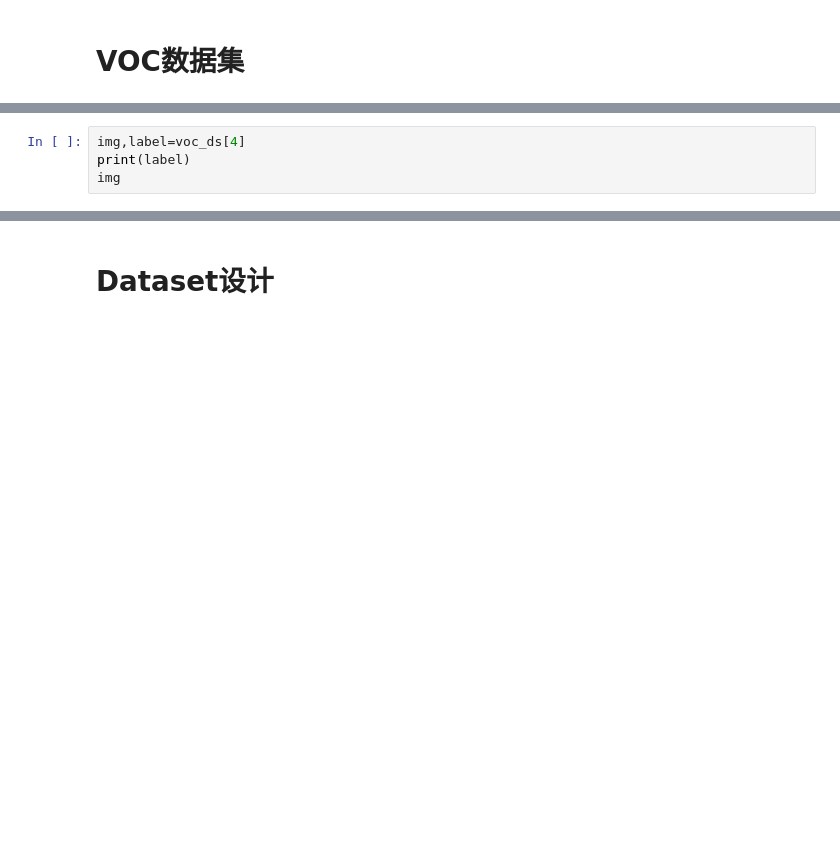
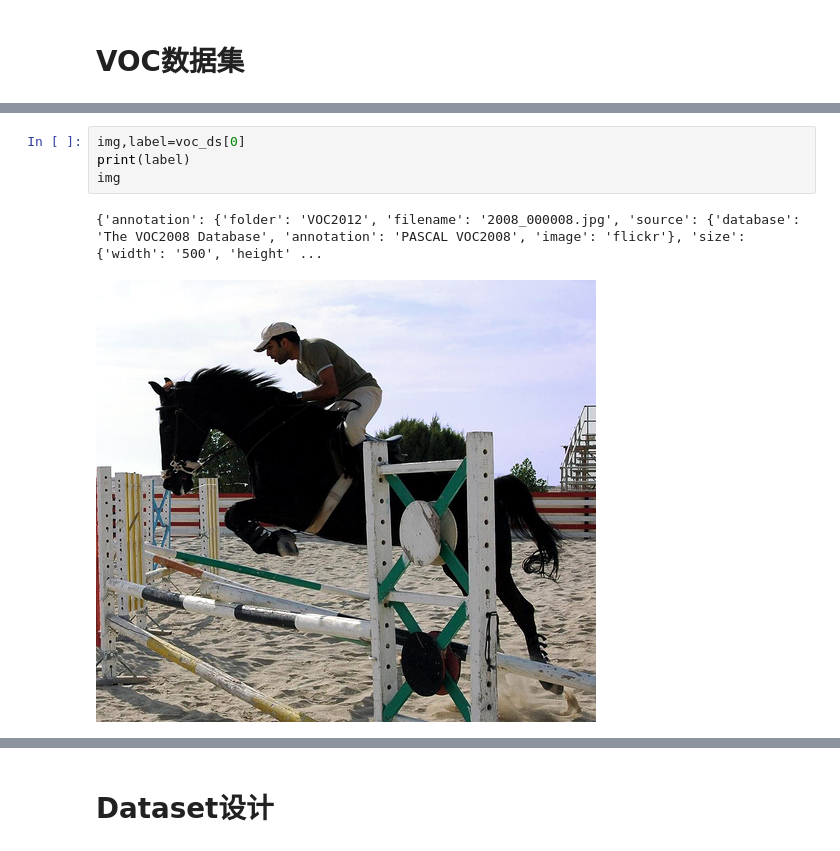
Before and after one commit to owenliang/yolov1, a Jupyter notebook: yolov1.ipynb, the cells around one changed output, grey strips where cells are left out. Cells and saved outputs as stored; diff of their text form; blank space fills up the shorter version.

```diff
--- a/yolov1.ipynb
+++ b/yolov1.ipynb
@@ -13,7 +16,10 @@ voc_ds=VOCDetection(root='./data',year='2012',image_set='train',download=True)
 # %%
-img,label=voc_ds[4]
+img,label=voc_ds[0]
 print(label)
 img
+# %% [output]
+{'annotation': {'folder': 'VOC2012', 'filename': '2008_000008.jpg', 'source': {'database': 'The VOC2008 Database', 'annotation': 'PASCAL VOC2008', 'image': 'flickr'}, 'size': {'width': '500', 'height' ...
+[figure, added]
 # %%
 # 画框工具
 draw=ImageDraw.Draw(img)
```
Also changed, not shown: parts of 11 cells of this notebook.
